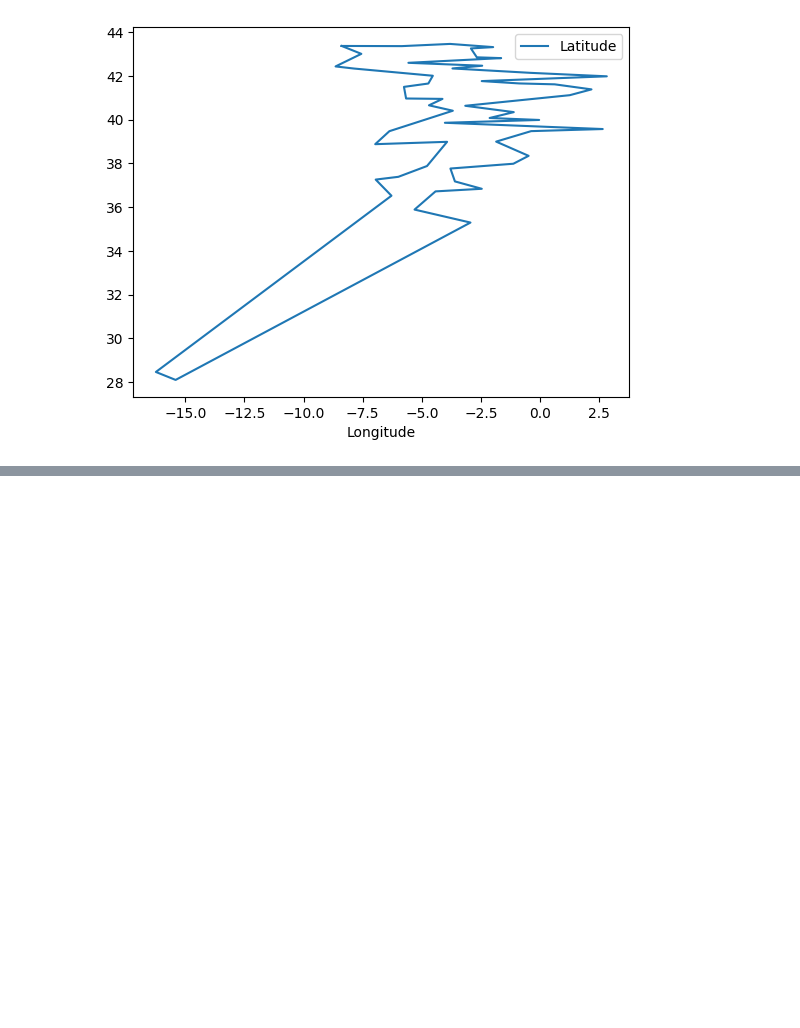
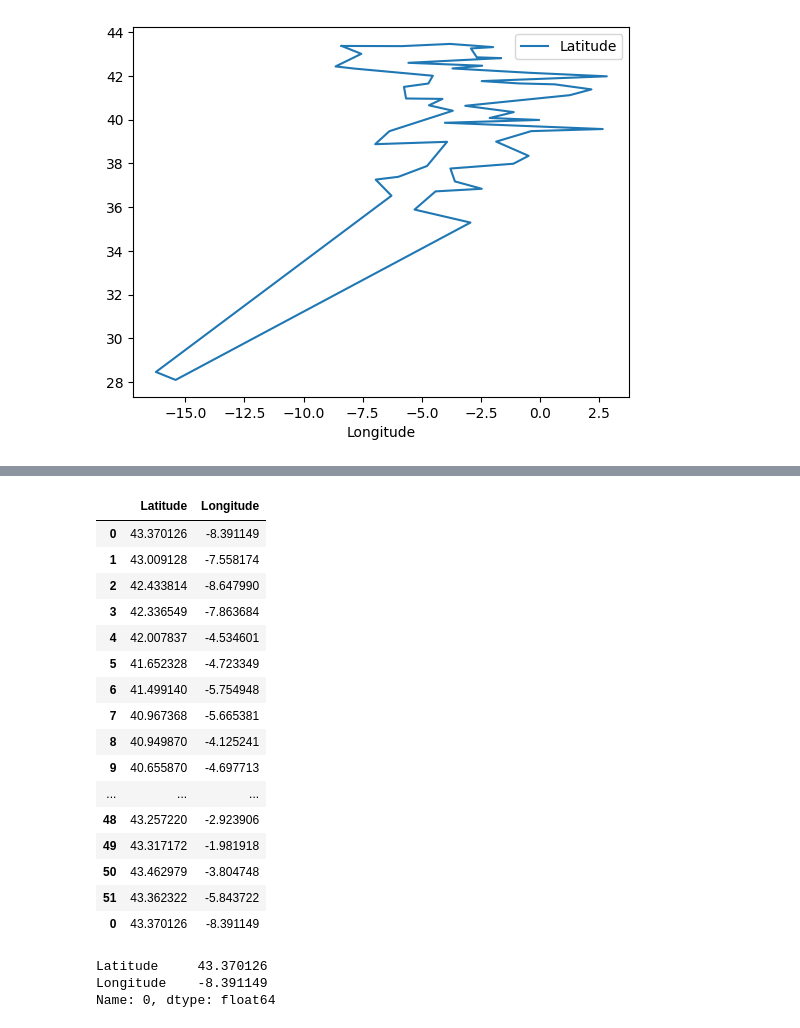
Before and after one commit to VicDance/Viajante, a Jupyter notebook: TSP_VictoriaGarcia.ipynb, the cells around one changed output, grey strips where cells are left out. Saved outputs shown, nothing was run; the diff lists cells and outputs as text; code cells hidden in the pictures; blank space fills up the shorter version.

```diff
--- a/TSP_VictoriaGarcia.ipynb
+++ b/TSP_VictoriaGarcia.ipynb
@@ -201,9 +243,4 @@ loop.plot(kind="line", x="Longitude", y="Latitude")
 # %%
 #WRITING CSV FILE WITH route
 
-tsp = loop[["Latitude", "Longitude"]]
-
-tsp.to_csv('tsp.csv', index=False)
-
-from google.colab import files
-files.download("tsp.csv")
+capitales = loop[["Latitude", "Longitude"]]
@@ -212,0 +247,26 @@ files.download("tsp.csv")
+# %%
+capitales
+# %% [output]
+|  | Latitude | Longitude |
+| 0 | 43.370126 | -8.391149 |
+| 1 | 43.009128 | -7.558174 |
+| 2 | 42.433814 | -8.647990 |
+| 3 | 42.336549 | -7.863684 |
+| 4 | 42.007837 | -4.534601 |
+| 5 | 41.652328 | -4.723349 |
+| 6 | 41.499140 | -5.754948 |
+| 7 | 40.967368 | -5.665381 |
+| 8 | 40.949870 | -4.125241 |
+| 9 | 40.655870 | -4.697713 |
+| ... | ... | ... |
+| 48 | 43.257220 | -2.923906 |
+| 49 | 43.317172 | -1.981918 |
+| 50 | 43.462979 | -3.804748 |
+| 51 | 43.362322 | -5.843722 |
+| 0 | 43.370126 | -8.391149 |
+# %%
+capitales.iloc[0]
+# %% [output]
+Latitude     43.370126
+Longitude    -8.391149
+Name: 0, dtype: float64
```
Also changed, not shown: parts of 14 cells of this notebook.
